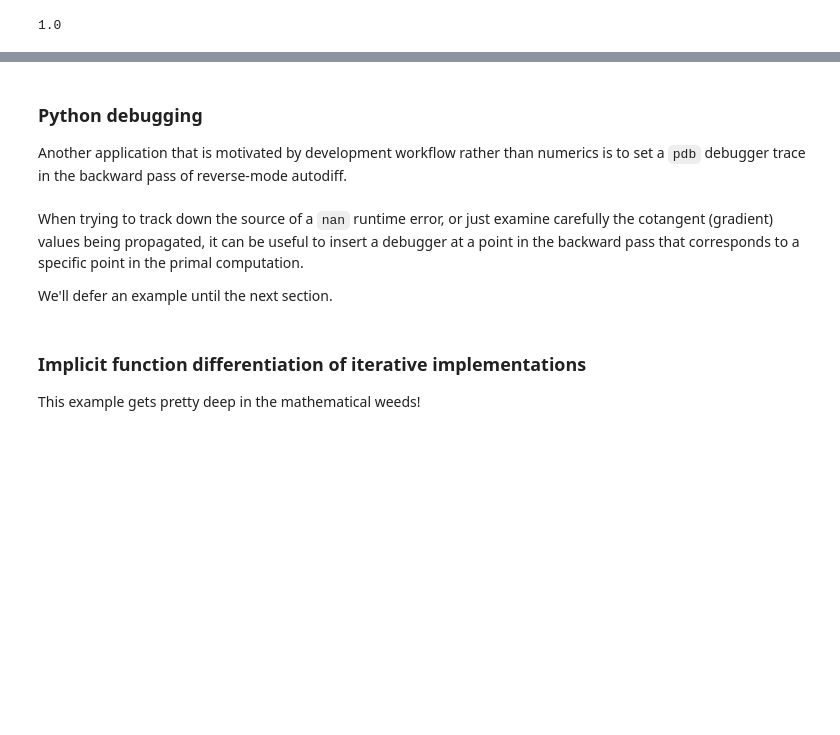
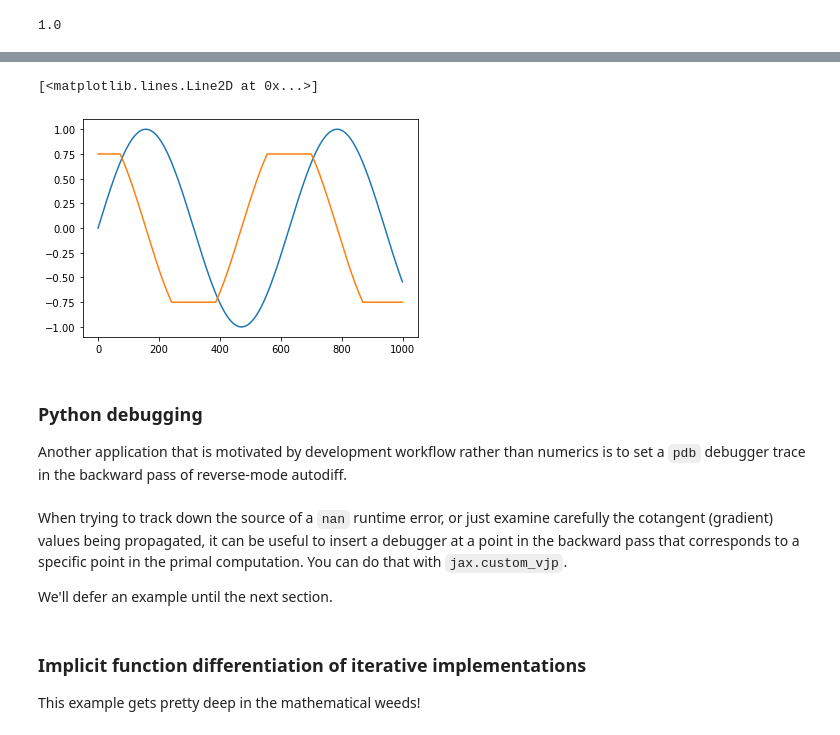
Before and after one commit to operskoj2c/jax, a Jupyter notebook: docs/notebooks/Custom_derivative_rules_for_Python_code.ipynb, the cells around one changed output, grey strips where cells are left out. Saved outputs shown, nothing was run; the diff lists cells and outputs as text; code cells hidden in the pictures; blank space fills up the shorter version.

Commit message:
update custom derivatives tutorial notebook
* add clip_gradient example
* add defjvps convenience wrapper

```diff
--- a/docs/notebooks/Custom_derivative_rules_for_Python_code.ipynb
+++ b/docs/notebooks/Custom_derivative_rules_for_Python_code.ipynb
@@ -189,0 +250,15 @@ print(grad(f)(0.))
+# %%
+from functools import partial
+from jax import custom_vjp
+
+@partial(custom_vjp, nondiff_argnums=(0, 1))
+def clip_gradient(lo, hi, x):
+  return x  # identity function
+
+def clip_gradient_fwd(lo, hi, x):
+  return x, None  # no residual values to save
+
+def clip_gradient_bwd(lo, hi, _, g):
+  return (np.clip(g, lo, hi),)
+
+clip_gradient.defvjp(clip_gradient_fwd, clip_gradient_bwd)
@@ -190,10 +276,20 @@ print(grad(f)(0.))
+# %%
+def clip_sin(x):
+  x = clip_gradient(-0.75, 0.75, x)
+  return np.sin(x)
+
+plt.plot(clip_sin(t))
+plt.plot(vmap(grad(clip_sin))(t))
+# %% [output]
+[<matplotlib.lines.Line2D at 0x...>]
+[figure, added]
 # %% [markdown]
 ### Python debugging
 
 Another application that is motivated by development workflow rather than numerics is to set a `pdb` debugger trace in the backward pass of reverse-mode autodiff.
 # %% [markdown]
 
-When trying to track down the source of a `nan` runtime error, or just examine carefully the cotangent (gradient) values being propagated, it can be useful to insert a debugger at a point in the backward pass that corresponds to a specific point in the primal computation.
+When trying to track down the source of a `nan` runtime error, or just examine carefully the cotangent (gradient) values being propagated, it can be useful to insert a debugger at a point in the backward pass that corresponds to a specific point in the primal computation. You can do that with `jax.custom_vjp`.
 
 We'll defer an example until the next section.
 # %% [markdown]
```
Also changed, not shown: parts of 25 cells of this notebook.
